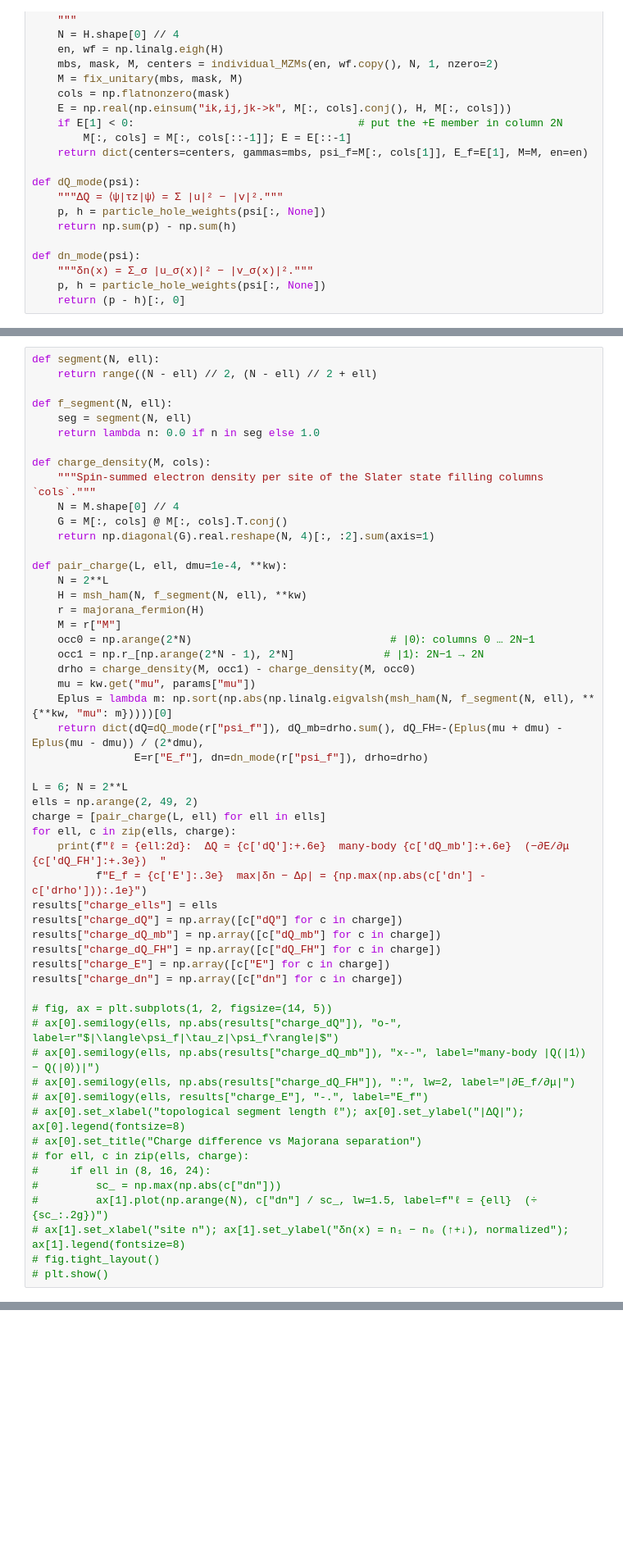
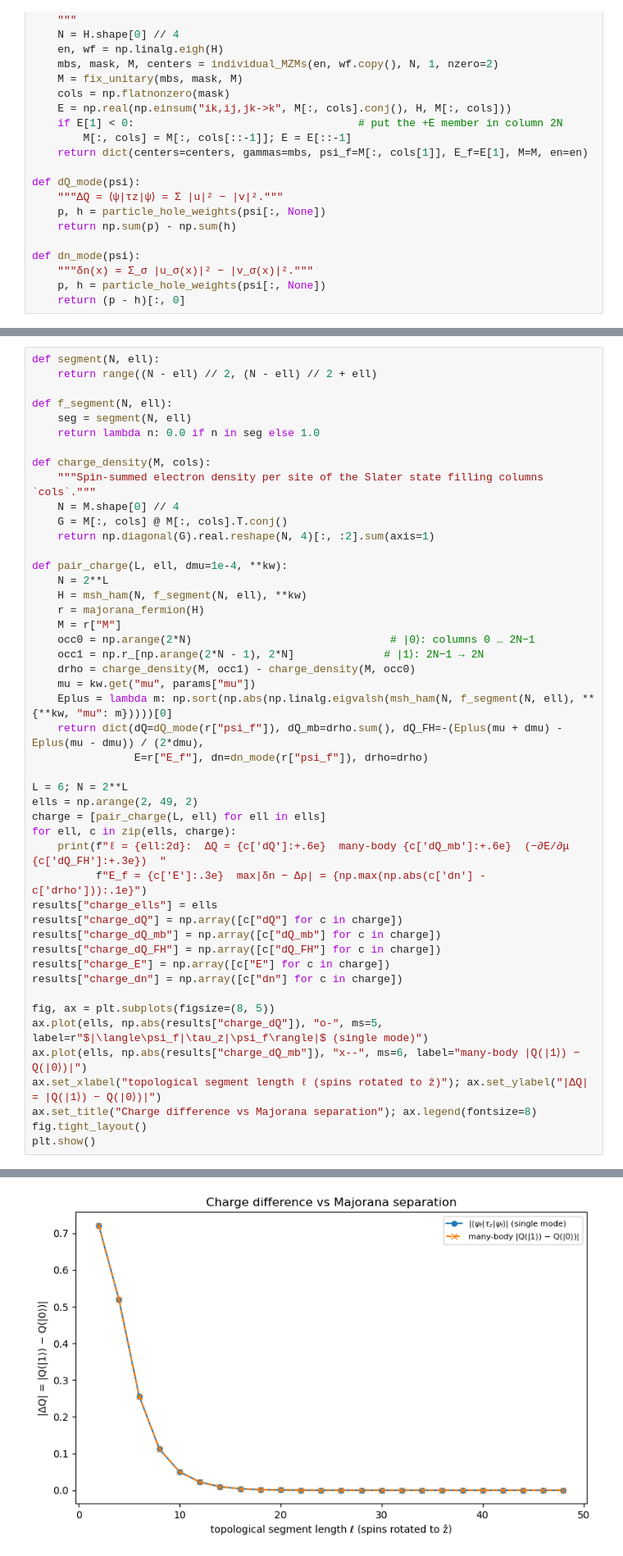
Before and after one commit to alasko5/MSH_Tensor_Network_Methods, a Jupyter notebook: msh_chain_python_ed.ipynb, the cells around one changed output, grey strips where cells are left out. Shown at 82% size. Cells and saved outputs as stored; diff of their text form; blank space fills up the shorter version.

```diff
--- a/msh_chain_python_ed.ipynb
+++ b/msh_chain_python_ed.ipynb
@@ -533,45 +539,39 @@ L = 6; N = 2**L
 ells = np.arange(2, 49, 2)
 charge = [pair_charge(L, ell) for ell in ells]
 for ell, c in zip(ells, charge):
     print(f"ℓ = {ell:2d}:  ΔQ = {c['dQ']:+.6e}  many-body {c['dQ_mb']:+.6e}  (−∂E/∂μ {c['dQ_FH']:+.3e})  "
           f"E_f = {c['E']:.3e}  max|δn − Δρ| = {np.max(np.abs(c['dn'] - c['drho'])):.1e}")
 results["charge_ells"] = ells
 results["charge_dQ"] = np.array([c["dQ"] for c in charge])
 results["charge_dQ_mb"] = np.array([c["dQ_mb"] for c in charge])
 results["charge_dQ_FH"] = np.array([c["dQ_FH"] for c in charge])
 results["charge_E"] = np.array([c["E"] for c in charge])
 results["charge_dn"] = np.array([c["dn"] for c in charge])
 
-# fig, ax = plt.subplots(1, 2, figsize=(14, 5))
-# ax[0].semilogy(ells, np.abs(results["charge_dQ"]), "o-", label=r"$|\langle\psi_f|\tau_z|\psi_f\rangle|$")
-# ax[0].semilogy(ells, np.abs(results["charge_dQ_mb"]), "x--", label="many-body |Q(|1⟩) − Q(|0⟩)|")
-# ax[0].semilogy(ells, np.abs(results["charge_dQ_FH"]), ":", lw=2, label="|∂E_f/∂μ|")
-# ax[0].semilogy(ells, results["charge_E"], "-.", label="E_f")
-# ax[0].set_xlabel("topological segment length ℓ"); ax[0].set_ylabel("|ΔQ|"); ax[0].legend(fontsize=8)
-# ax[0].set_title("Charge difference vs Majorana separation")
-# for ell, c in zip(ells, charge):
-#     if ell in (8, 16, 24):
-#         sc_ = np.max(np.abs(c["dn"]))
-#         ax[1].plot(np.arange(N), c["dn"] / sc_, lw=1.5, label=f"ℓ = {ell}  (÷ {sc_:.2g})")
-# ax[1].set_xlabel("site n"); ax[1].set_ylabel("δn(x) = n₁ − n₀ (↑+↓), normalized"); ax[1].legend(fontsize=8)
-# fig.tight_layout()
-# plt.show()
+fig, ax = plt.subplots(figsize=(8, 5))
+ax.plot(ells, np.abs(results["charge_dQ"]), "o-", ms=5, label=r"$|\langle\psi_f|\tau_z|\psi_f\rangle|$ (single mode)")
+ax.plot(ells, np.abs(results["charge_dQ_mb"]), "x--", ms=6, label="many-body |Q(|1⟩) − Q(|0⟩)|")
+ax.set_xlabel("topological segment length ℓ (spins rotated to ẑ)"); ax.set_ylabel("|ΔQ| = |Q(|1⟩) − Q(|0⟩)|")
+ax.set_title("Charge difference vs Majorana separation"); ax.legend(fontsize=8)
+fig.tight_layout()
+plt.show()
 # %% [output]
 ℓ =  2:  ΔQ = +7.214509e-01  many-body +7.214509e-01  (−∂E/∂μ +7.215e-01)  E_f = 1.474e-01  max|δn − Δρ| = 1.7e-16
 ℓ =  4:  ΔQ = +5.190618e-01  many-body +5.190618e-01  (−∂E/∂μ +5.191e-01)  E_f = 3.520e-02  max|δn − Δρ| = 5.8e-16
 ℓ =  6:  ΔQ = +2.565048e-01  many-body +2.565048e-01  (−∂E/∂μ +2.565e-01)  E_f = 1.207e-02  max|δn − Δρ| = 1.0e-15
 ℓ =  8:  ΔQ = +1.123403e-01  many-body +1.123403e-01  (−∂E/∂μ +1.123e-01)  E_f = 4.861e-03  max|δn − Δρ| = 5.0e-16
 ℓ = 10:  ΔQ = +5.012842e-02  many-body +5.012842e-02  (−∂E/∂μ +5.013e-02)  E_f = 1.858e-03  max|δn − Δρ| = 6.9e-16
 ℓ = 12:  ΔQ = +2.232592e-02  many-body +2.232592e-02  (−∂E/∂μ +2.233e-02)  E_f = 6.793e-04  max|δn − Δρ| = 8.6e-16
 ℓ = 14:  ΔQ = +9.629467e-03  many-body +9.629467e-03  (−∂E/∂μ +9.629e-03)  E_f = 2.493e-04  max|δn − Δρ| = 2.1e-15
 ℓ = 16:  ΔQ = +4.043733e-03  many-body +4.043733e-03  (−∂E/∂μ +4.044e-03)  E_f = 9.257e-05  max|δn − Δρ| = 4.4e-16
 ℓ = 18:  ΔQ = +1.674243e-03  many-body +1.674243e-03  (−∂E/∂μ +1.674e-03)  E_f = 3.443e-05  max|δn − Δρ| = 8.3e-16
 ℓ = 20:  ΔQ = +6.867679e-04  many-body +6.867679e-04  (−∂E/∂μ +6.868e-04)  E_f = 1.277e-05  max|δn − Δρ| = 1.2e-15
 ℓ = 22:  ΔQ = +2.792310e-04  many-body +2.792310e-04  (−∂E/∂μ +2.792e-04)  E_f = 4.733e-06  max|δn − Δρ| = 4.0e-16
 ℓ = 24:  ΔQ = +1.126177e-04  many-body +1.126177e-04  (−∂E/∂μ +1.126e-04)  E_f = 1.755e-06  max|δn − Δρ| = 7.4e-16
 ... (8 lines left out)
 ℓ = 42:  ΔQ = +2.574891e-08  many-body +2.574891e-08  (−∂E/∂μ +2.575e-08)  E_f = 2.328e-10  max|δn − Δρ| = 1.1e-15
 ℓ = 44:  ΔQ = +9.994215e-09  many-body +9.994214e-09  (−∂E/∂μ +9.985e-09)  E_f = 8.632e-11  max|δn − Δρ| = 4.3e-16
 ℓ = 46:  ΔQ = +3.871456e-09  many-body +3.871455e-09  (−∂E/∂μ +3.870e-09)  E_f = 3.201e-11  max|δn − Δρ| = 7.5e-16
 ℓ = 48:  ΔQ = +1.496954e-09  many-body +1.496953e-09  (−∂E/∂μ +1.498e-09)  E_f = 1.187e-11  max|δn − Δρ| = 8.6e-16
+[figure, added]
 # %% [markdown]
```
Also changed, not shown: parts of 13 cells of this notebook, 3 other files.
